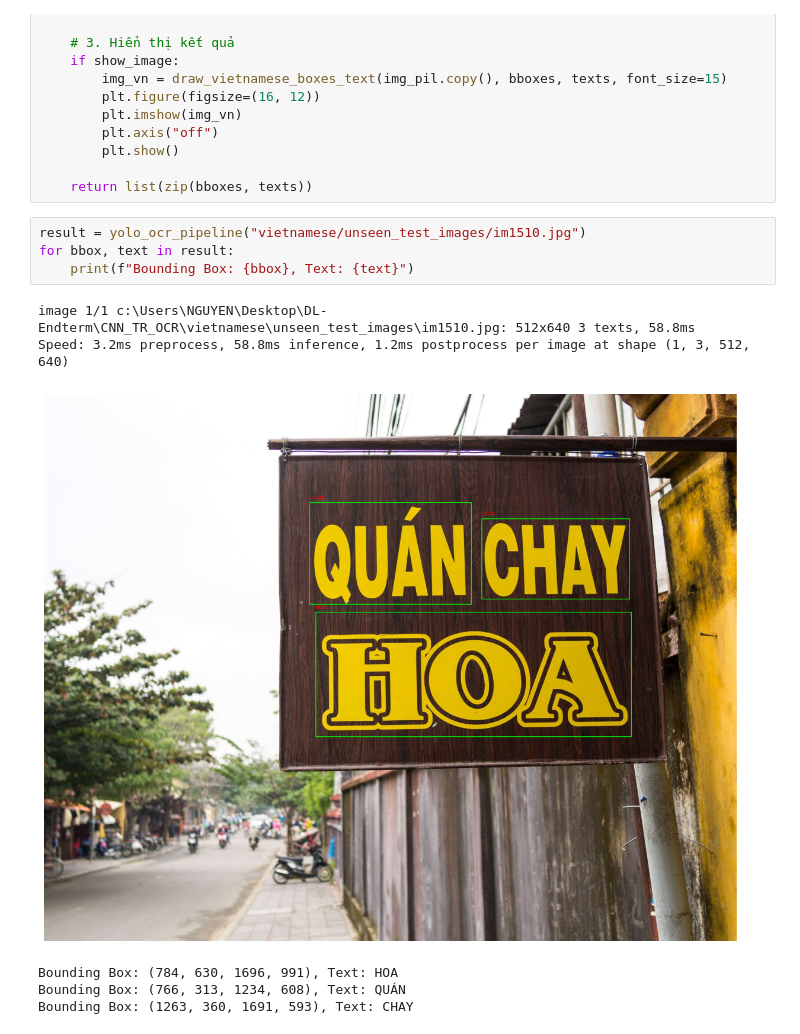
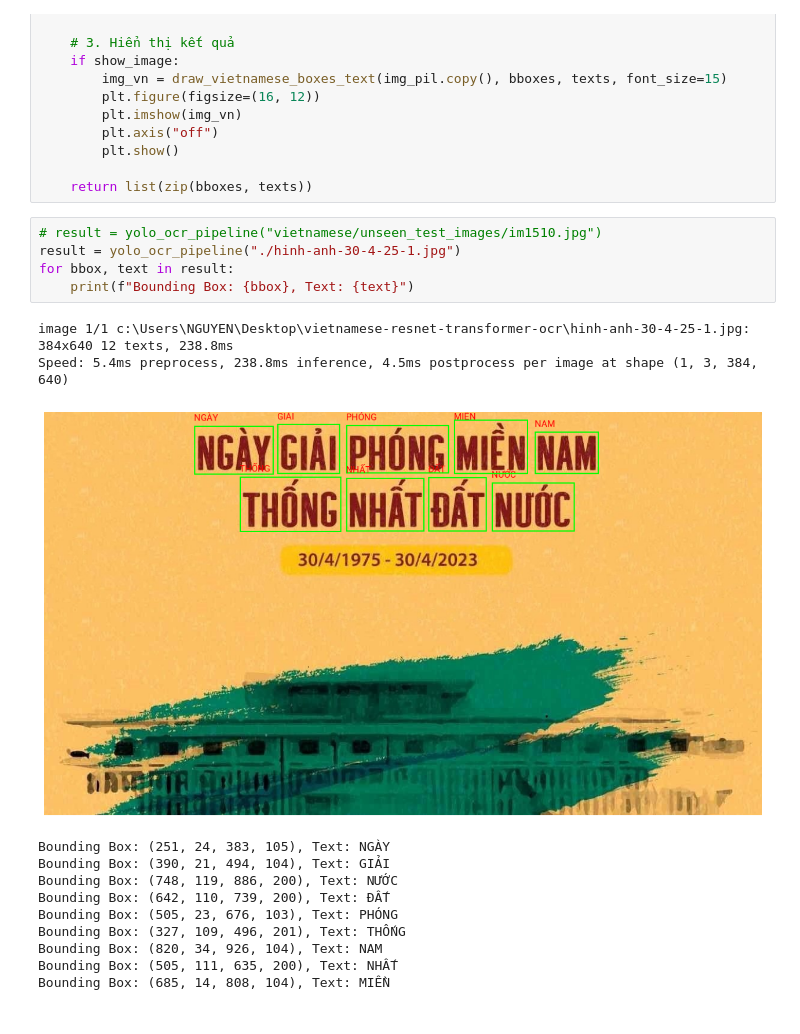
Before and after one commit to htrnguyen/vietnamese-resnet-transformer-ocr, a Jupyter notebook: demo.ipynb, the cells around one changed output. Drawn from its saved outputs; the diff is of its cells as text.

```diff
--- a/demo.ipynb
+++ b/demo.ipynb
@@ -107,13 +107,20 @@ def yolo_ocr_pipeline(image_path, show_image=True):
 
     return list(zip(bboxes, texts))
 # %%
-result = yolo_ocr_pipeline("vietnamese/unseen_test_images/im1510.jpg")
+# result = yolo_ocr_pipeline("vietnamese/unseen_test_images/im1510.jpg")
+result = yolo_ocr_pipeline("./hinh-anh-30-4-25-1.jpg")
 for bbox, text in result:
     print(f"Bounding Box: {bbox}, Text: {text}")
 # %% [output]
-image 1/1 c:\Users\NGUYEN\Desktop\DL-Endterm\CNN_TR_OCR\vietnamese\unseen_test_images\im1510.jpg: 512x640 3 texts, 58.8ms
-Speed: 3.2ms preprocess, 58.8ms inference, 1.2ms postprocess per image at shape (1, 3, 512, 640)
+image 1/1 c:\Users\NGUYEN\Desktop\vietnamese-resnet-transformer-ocr\hinh-anh-30-4-25-1.jpg: 384x640 12 texts, 238.8ms
+Speed: 5.4ms preprocess, 238.8ms inference, 4.5ms postprocess per image at shape (1, 3, 384, 640)
-[figure, old version]
+[figure, new version]
-Bounding Box: (784, 630, 1696, 991), Text: HOA
-Bounding Box: (766, 313, 1234, 608), Text: QUÁN
-Bounding Box: (1263, 360, 1691, 593), Text: CHAY
+Bounding Box: (251, 24, 383, 105), Text: NGÀY
+Bounding Box: (390, 21, 494, 104), Text: GIẢI
+Bounding Box: (748, 119, 886, 200), Text: NƯỚC
+Bounding Box: (642, 110, 739, 200), Text: ĐẤT
+Bounding Box: (505, 23, 676, 103), Text: PHÓNG
+Bounding Box: (327, 109, 496, 201), Text: THỐNG
+Bounding Box: (820, 34, 926, 104), Text: NAM
+Bounding Box: (505, 111, 635, 200), Text: NHẤT
+Bounding Box: (685, 14, 808, 104), Text: MIỀN
```
Also changed, not shown: 5 other files.
